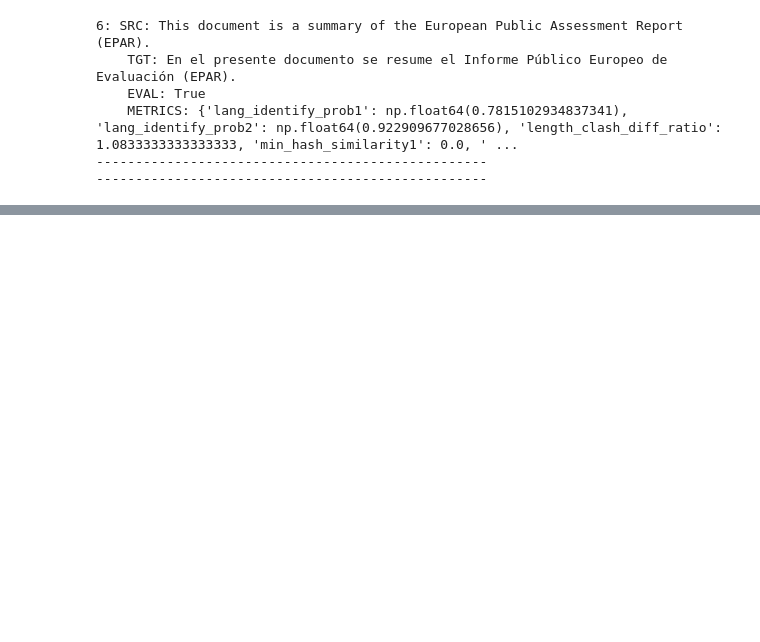
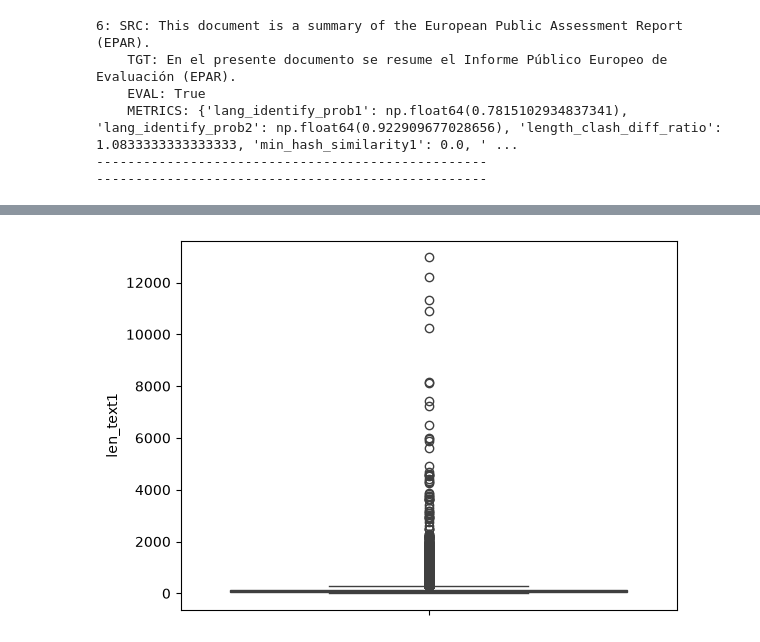
Before and after one commit to vicent-h/datasets-prep, a Jupyter notebook: reading_datasets.ipynb, the cells around one changed output, grey strips where cells are left out. Saved outputs shown, nothing was run; the diff lists cells and outputs as text; code cells hidden in the pictures; blank space fills up the shorter version.

```diff
--- a/reading_datasets.ipynb
+++ b/reading_datasets.ipynb
@@ -126,0 +154,2 @@ df_analise
+# %%
+df_analise = pd.read_parquet('/media/alvarinho/dados/Datasets/refined/traducao/analise_textos.parquet')
@@ -126,0 +196,5 @@ df_analise
+# %%
+sns.boxplot(y=df_analise.len_text1)
+plt.show()
+# %% [output]
+[figure, added]
```
Also changed, not shown: parts of 11 cells of this notebook, 2 other files.
